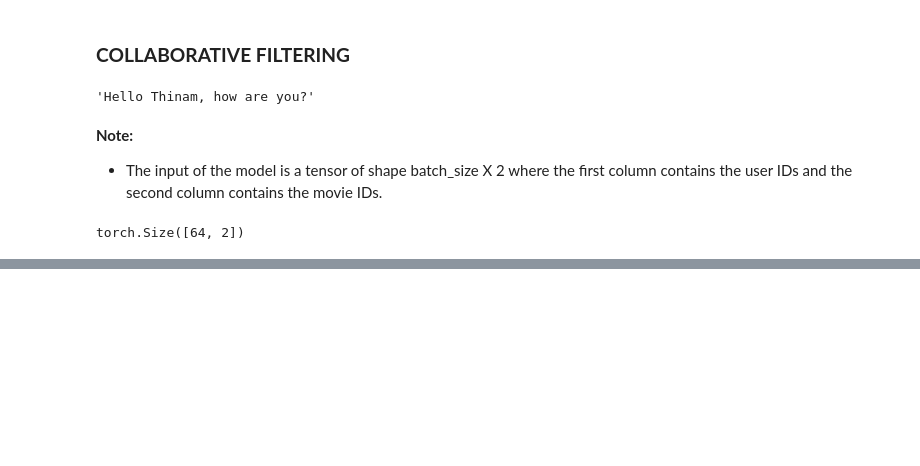
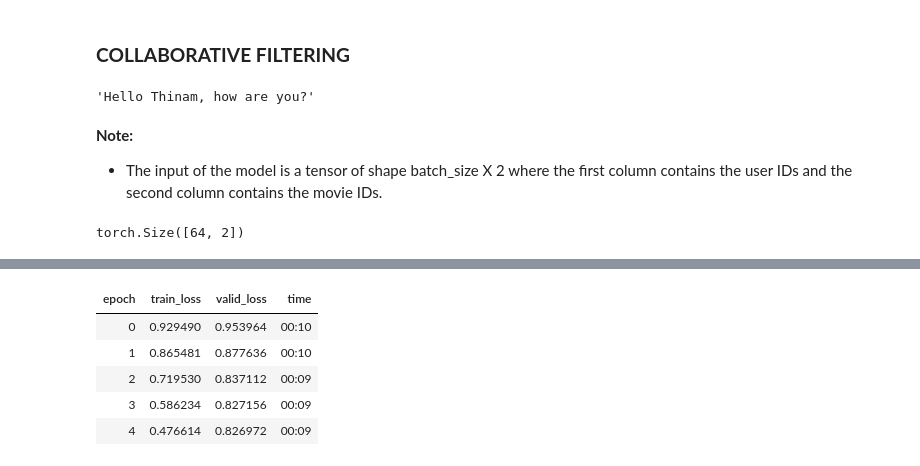
Before and after one commit to ThinamXx/Fastai, a Jupyter notebook: 7. Collaborative Filtering/CollaborativeFiltering.ipynb, the cells around one changed output, grey strips where cells are left out. Saved outputs shown, nothing was run; the diff lists cells and outputs as text; code cells hidden in the pictures; blank space fills up the shorter version.

```diff
--- a/7. Collaborative Filtering/CollaborativeFiltering.ipynb
+++ b/7. Collaborative Filtering/CollaborativeFiltering.ipynb
@@ -183,0 +263,32 @@ learn.fit_one_cycle(5, 5e-3)                                            # Traini
+# %%
+#@ FUNCTION TO CREATE TENSOR AS PARAMETER:
+def create_params(size):                                                # Defining Function.
+    return nn.Parameter(torch.zeros(*size).normal_(0, 0.01))            # Initializing Parameter.
+
+#@ DEFINING THE DOT PRODUCT CLASS WITHOUT EMBEDDING:
+class DotProductBias(Module):                                           # Defining Class.
+    def __init__(self, n_users, n_movies, n_factors, y_range=(0,5.5)):  # Constructor Function.
+        self.user_factors = create_params([n_users, n_factors])         # Initialization.
+        self.user_bias = create_params([n_users])                       # initialization.
+        self.movie_factors = create_params([n_movies, n_factors])       # Initialization.
+        self.movie_bias = create_params([n_movies])                     # Initialization.
+        self.y_range = y_range                                          # Initialization.
+
+    def forward(self, x):                                               # Forward Propagation Function.
+        users = self.user_factors[x[:, 0]]                              # Implementation.
+        movies = self.movie_factors[x[:, 1]]                            # Implementation.
+        res = (users * movies).sum(dim=1)                               # Matrix Multiplication.
+        res += self.user_bias[x[:, 0]] + self.movie_bias[x[:, 1]]       # Adding Bias.
+        return sigmoid_range(res, *self.y_range)                        # Sigmoid Range.
+
+#@ TRAINING SIMPLE MODEL FROM SCRATCH:
+model = DotProductBias(n_users, n_movies, 50)                           # Initializing the Class.
+learn = Learner(dls, model, loss_func=MSELossFlat())                    # Initializing the Learner.
+learn.fit_one_cycle(5, 5e-3, wd=0.1)                                    # Training the Model.
+# %% [output]
+| epoch | train_loss | valid_loss | time |
+| 0 | 0.929490 | 0.953964 | 00:10 |
+| 1 | 0.865481 | 0.877636 | 00:10 |
+| 2 | 0.719530 | 0.837112 | 00:09 |
+| 3 | 0.586234 | 0.827156 | 00:09 |
+| 4 | 0.476614 | 0.826972 | 00:09 |
```
Also changed, not shown: parts of 10 cells of this notebook.
